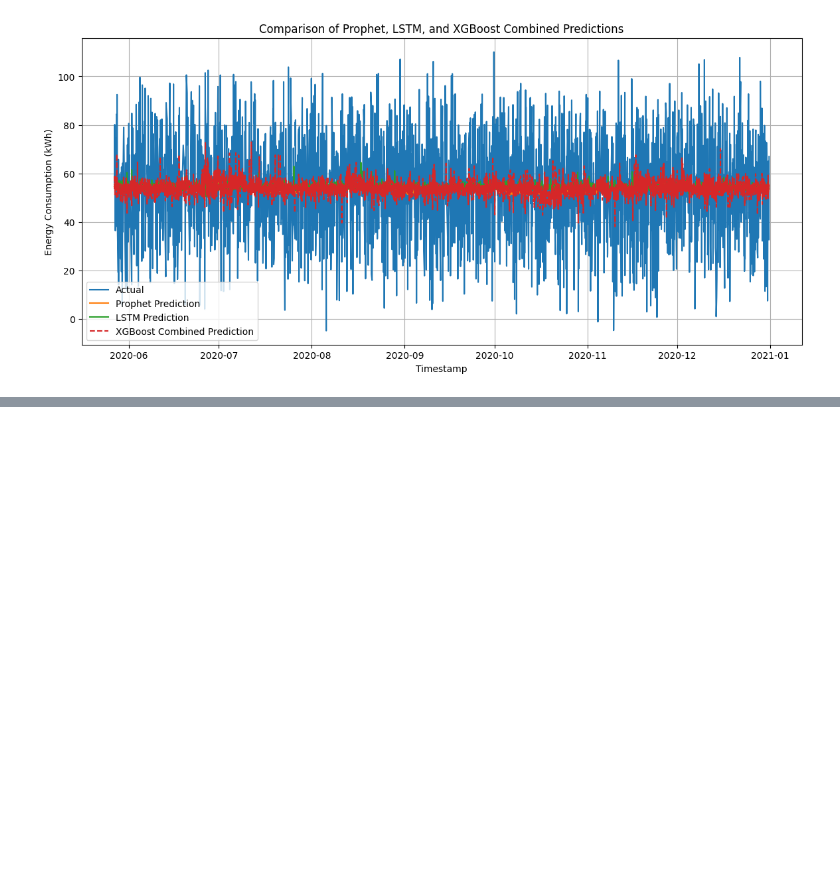
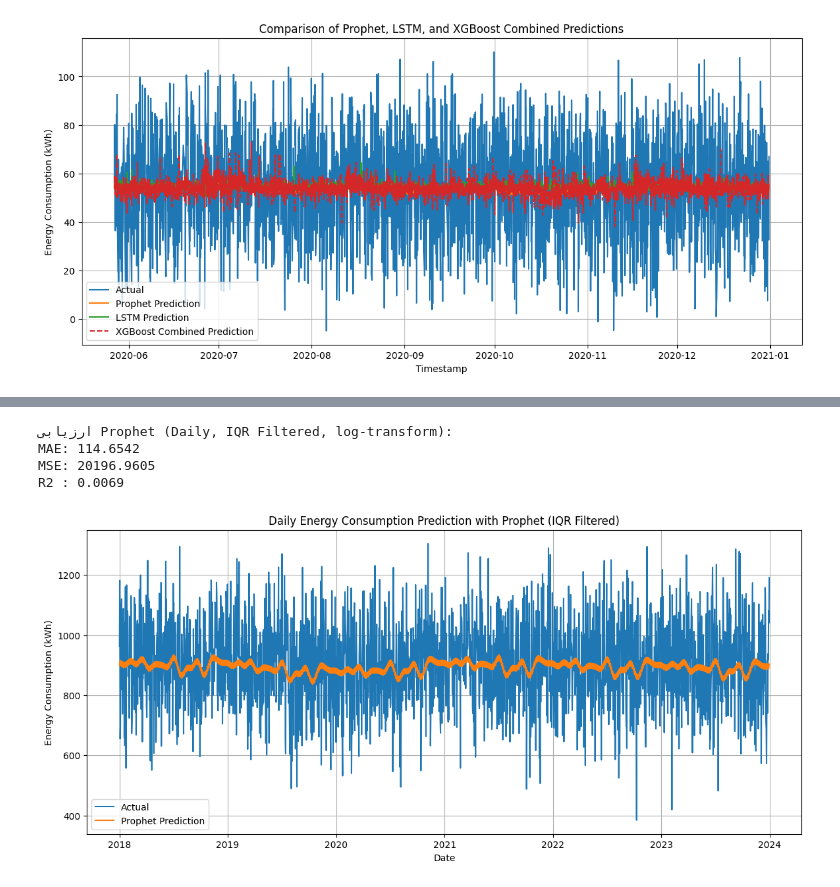
Before and after one commit to aminfeli/Energy-Consumption-in-Buildings, a Jupyter notebook: Algorithim/algorithmm.ipynb, the cells around one changed output, grey strips where cells are left out. Saved outputs shown, nothing was run; the diff lists cells and outputs as text; code cells hidden in the pictures; blank space fills up the shorter version.

Commit message:
third edition

```diff
--- a/Algorithim/algorithmm.ipynb
+++ b/Algorithim/algorithmm.ipynb
@@ -1084,0 +1701,75 @@ Epoch 2/5
+# %%
+################################## Prophet (converting Hourly to daily + IQR Filtering) ##################################
+import pandas as pd
+import numpy as np
+from prophet import Prophet
+from sklearn.metrics import mean_absolute_error, mean_squared_error, r2_score
+import matplotlib.pyplot as plt
+
+# ============================= بارگذاری داده =============================
+df = pd.read_csv("D:/third semester/Casystudy2/2-Dataset/electricity_consumption-1.csv")
+
+# ============================= پیش‌پردازش =============================
+df['Timestamp'] = pd.to_datetime(df['Timestamp'], errors='coerce')
+df.dropna(subset=['Timestamp'], inplace=True)
+df = df.sort_values('Timestamp')
+
+# ============================= IQR Filtering روی Energy Consumption =============================
+Q1 = df['Energy Consumption (kWh)'].quantile(0.25)
+Q3 = df['Energy Consumption (kWh)'].quantile(0.75)
+IQR = Q3 - Q1
+
+lower_bound = Q1 - 1.5 * IQR
+upper_bound = Q3 + 1.5 * IQR
+
+df = df[(df['Energy Consumption (kWh)'] >= lower_bound) & (df['Energy Consumption (kWh)'] <= upper_bound)]
+
+# ============================= تبدیل داده ساعتی به روزانه =============================
+df_daily = df.set_index('Timestamp').resample('D').sum()
+
+# Prophet نیاز به دو ستون ds و y دارد
+df_prophet = df_daily[['Energy Consumption (kWh)']].reset_index()
+df_prophet.rename(columns={'Timestamp': 'ds', 'Energy Consumption (kWh)': 'y'}, inplace=True)
+
+# log-transform برای پایدار کردن واریانس
+df_prophet['y'] = np.log1p(df_prophet['y'])
+
+# ============================= Train / Test split =============================
+train_size = int(len(df_prophet) * 0.9)
+train_prophet = df_prophet.iloc[:train_size]
+test_prophet = df_prophet.iloc[train_size:]
+
+# ============================= Prophet model =============================
+prophet_model = Prophet(yearly_seasonality=True, weekly_seasonality=True, daily_seasonality=False)
+prophet_model.fit(train_prophet)
+
+future = prophet_model.make_future_dataframe(periods=len(test_prophet), freq='D')
+forecast = prophet_model.predict(future)
+
+# ============================= Evaluation =============================
+prophet_eval = forecast[['ds', 'yhat']].merge(df_prophet[['ds', 'y']], on='ds', how='inner')
+
+# برگرداندن به مقیاس اصلی
+y_true = np.expm1(prophet_eval['y'].values)
+y_pred = np.expm1(prophet_eval['yhat'].values)
+
+mae = mean_absolute_error(y_true, y_pred)
+mse = mean_squared_error(y_true, y_pred)
+r2 = r2_score(y_true, y_pred)
+
+print("\nارزیابی Prophet (Daily, IQR Filtered, log-transform):")
+print(f"MAE: {mae:.4f}")
+print(f"MSE: {mse:.4f}")
+print(f"R2 : {r2:.4f}")
+
+# ============================= Plot =============================
+plt.figure(figsize=(14,6))
+plt.plot(prophet_eval['ds'], y_true, label='Actual')
+plt.plot(prophet_eval['ds'], y_pred, label='Prophet Prediction')
+plt.legend()
+plt.title('Daily Energy Consumption Prediction with Prophet (IQR Filtered)')
+plt.xlabel('Date')
+plt.ylabel('Energy Consumption (kWh)')
+plt.grid()
+plt.show()
+# %% [output]
@@ -1084,0 +1778,5 @@ Epoch 2/5
+ارزیابی Prophet (Daily, IQR Filtered, log-transform):
+MAE: 114.6542
+MSE: 20196.9605
+R2 : 0.0069
+[figure, added]
```
Also changed, not shown: parts of 7 cells of this notebook, 2 other files.
